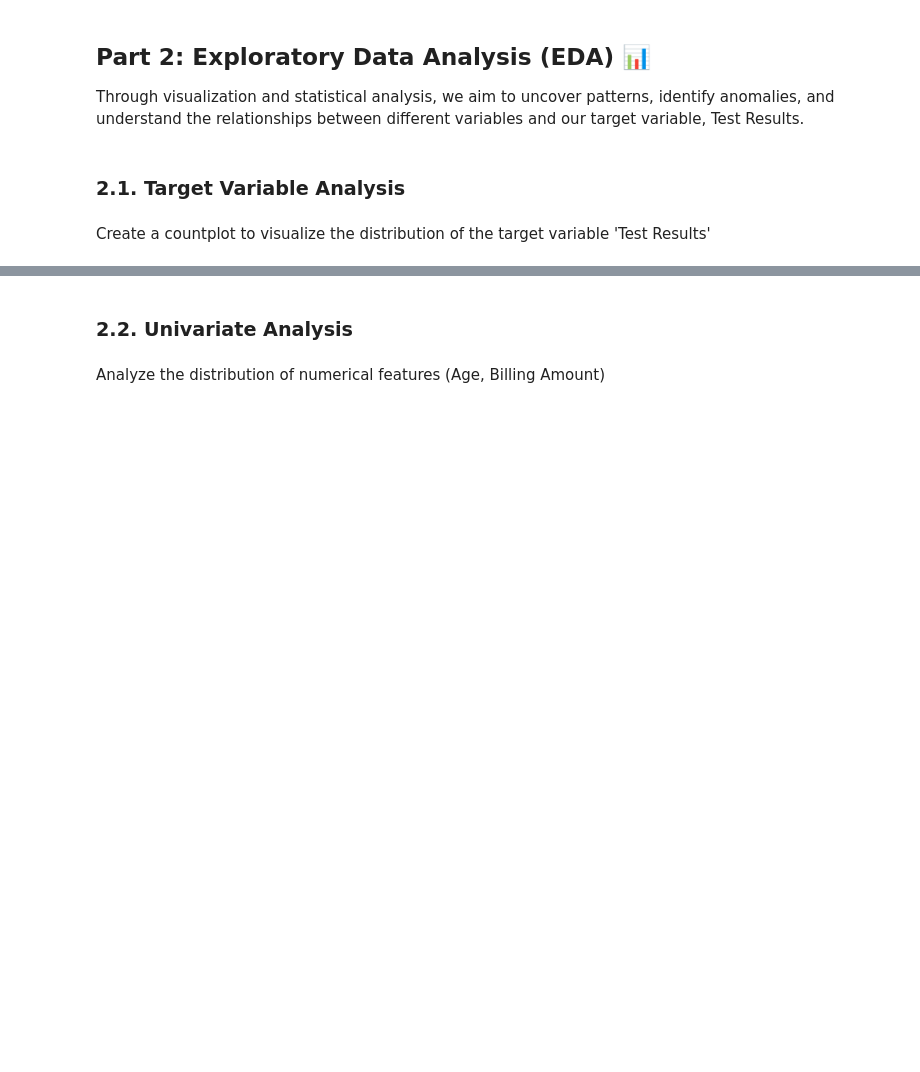
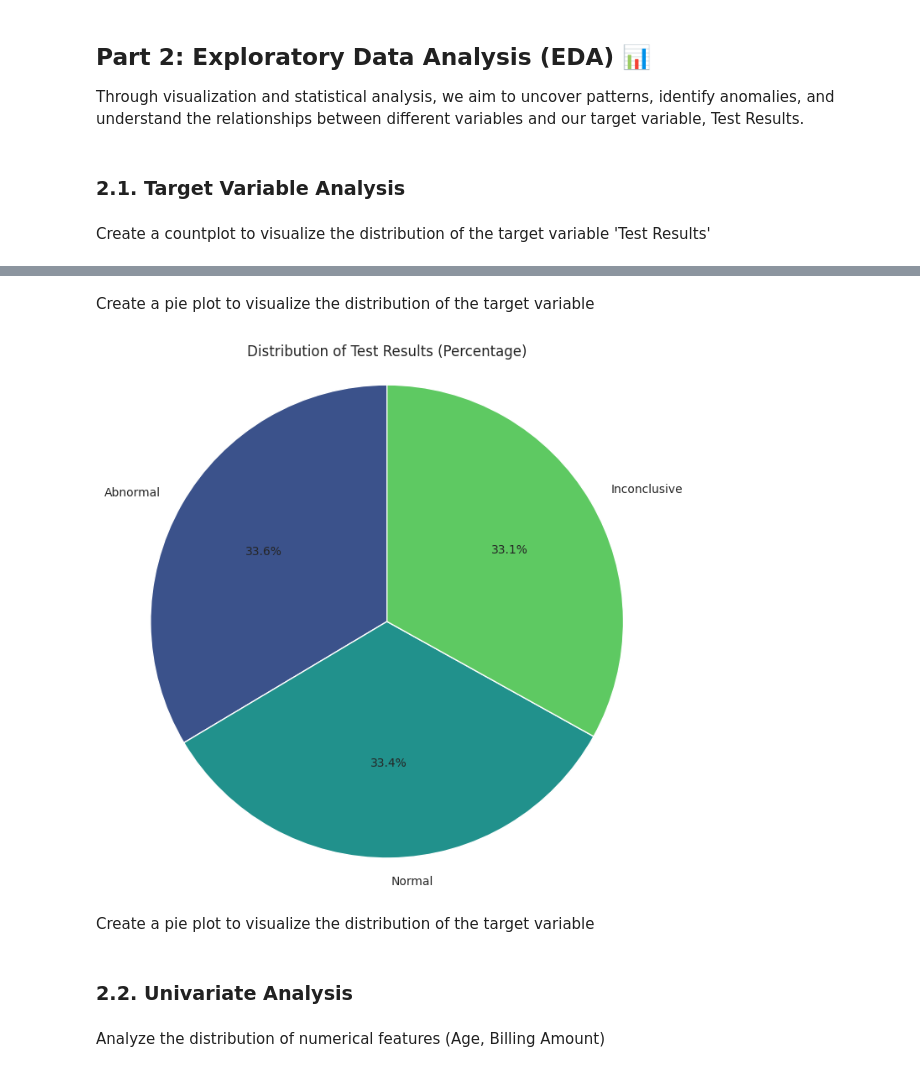
Before and after one commit to LatiefDataVisionary/healthcare-test-results-prediction, a Jupyter notebook: notebooks/notebook.ipynb, the cells around one changed output, grey strips where cells are left out. Saved outputs shown, nothing was run; the diff lists cells and outputs as text; code cells hidden in the pictures; blank space fills up the shorter version.

Commit message:
2.1. Target Variable Analysis

```diff
--- a/notebooks/notebook.ipynb
+++ b/notebooks/notebook.ipynb
@@ -171,0 +174,7 @@ Passing `palette` without assigning `hue` is deprecated and will be removed in v
+# %%
+target_distribution = df['Test Results'].value_counts().reset_index()
+target_distribution.columns = ['Test Results', 'Count']
+target_distribution['Percentage (%)'] = round(target_distribution['Count'] / len(df) * 100, 2)
+
+print("\nDistribution of Test Results:")
+display(target_distribution)
@@ -171,0 +187,12 @@ Passing `palette` without assigning `hue` is deprecated and will be removed in v
+# %% [markdown]
+Create a pie plot to visualize the distribution of the target variable
+# %%
+plt.figure(figsize=(8, 8))
+plt.pie(target_distribution['Count'], labels=target_distribution['Test Results'], autopct='%1.1f%%', startangle=90, colors=sns.color_palette('viridis', len(target_distribution)))
+plt.title('Distribution of Test Results (Percentage)')
+plt.axis('equal') # Equal aspect ratio ensures that pie is drawn as a circle.
+plt.show()
+# %% [output]
+[figure, added]
+# %% [markdown]
+Create a pie plot to visualize the distribution of the target variable
```
Also changed, not shown: parts of 4 cells of this notebook.
